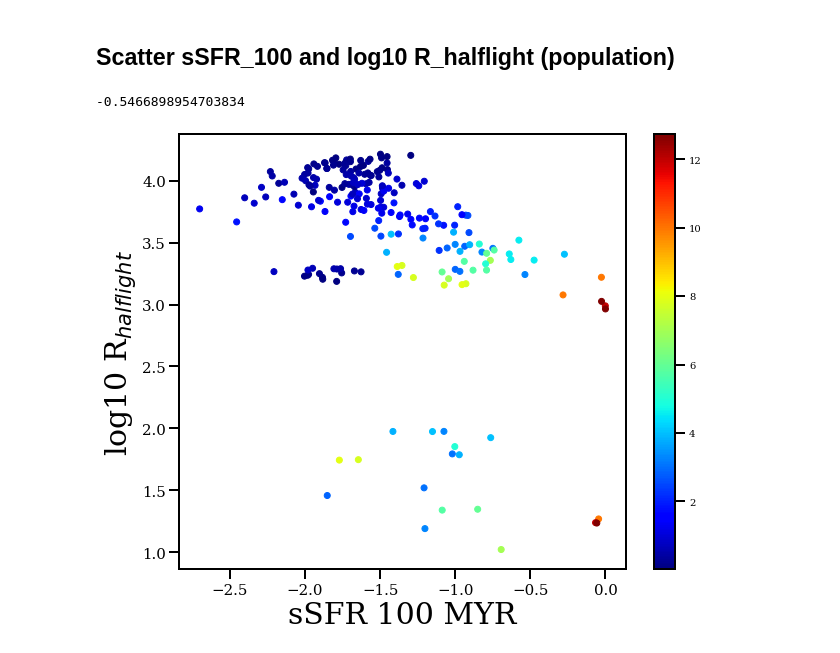
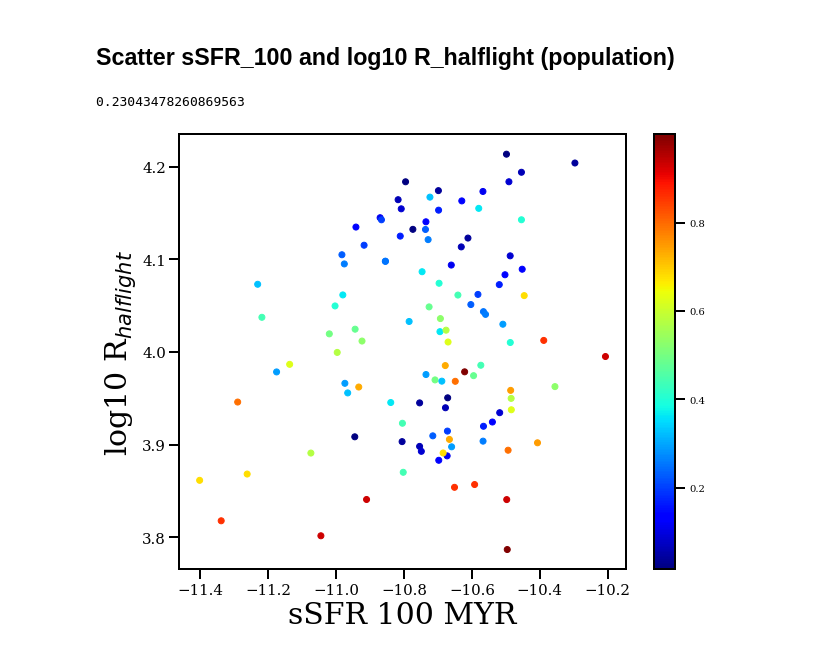
Before and after one commit to JosephWick/H1-merian, a Jupyter notebook: notebooks/BreathingPlots.ipynb, the cells around one changed output. Cells and saved outputs as stored; diff of their text form; code cells hidden in the pictures.

```diff
--- a/notebooks/BreathingPlots.ipynb
+++ b/notebooks/BreathingPlots.ipynb
@@ -159,8 +159,8 @@ Text(0.5, 0, 'Lookback Time [Gyr]')
 Can make one of these for each galaxy and determine a correrlation coefficient
 # %%
 gal = cdmgals[1]
-zmax = 14
-ymin = -10
+zmax = 12
+ymin = 1
 
 data = pd.read_csv(datapath+'r'+str(gal)+'_qtys.txt')
 
@@ -183,10 +183,14 @@ plt.tick_params(axis='both', which='major', labelsize=15)
 plt.xlabel('sSFR 100 MYR', fontsize=30)
 plt.ylabel(r'log10 R$_{halflight}$', fontsize=30)
 
+plt.text(s='r'+str(gal), x=min(x[x>-20]), y=max(y)-0.05, fontsize=24, weight='bold')
+plt.text(s=str(rs)[:6], x=min(x[x>-20]), y=max(y)-0.1, fontsize=16, fontfamily='monospace')
+
 #plt.ylim([3,4.5])
 #plt.xlim([0.0,0.4])
 
-plt.colorbar()
+clb = plt.colorbar()
+clb.ax.set_title('z', fontsize=20)
 
-rs
+savefig('../figures/')
 # %% [output]
@@ -194,8 +199,8 @@ ParserError: Error tokenizing data. C error: Expected 14 fields in line 42, saw
 # %% [markdown]
 ## Scatter sSFR_100 and log10 R_halflight (population)
 # %%
-zmax = 14
-ymin = 1
+zmax = 1
+ymin = 3.5
 
 fig = plt.figure(figsize=(10,8), facecolor='w')
 xall = []
@@ -207,34 +212,34 @@ for idx,gal in enumerate(cdmgals):
 
     data = pd.read_csv(datapath+'r'+str(gal)+'_qtys.txt')
 
-    x = np.log10(data['sSFR_100'][data['z'] <= zmax]).to_numpy()
+    x = np.log10(data['sSFR_100'][data['z'] <= zmax]/10e8).to_numpy()
     y = np.log10(data['R_halflight'][data['z'] <= zmax]).to_numpy()
     c = data['z'][data['z'] <= zmax].to_numpy()
 
     c = c[y > ymin]
     x = x[y > ymin]
     y = y[y > ymin]
 
     for i,_ in enumerate(x):
         xall.append(x[i])
         yall.append(y[i])
         call.append(c[i])
 
 rs = ss.spearmanr(x,y)[0]
 
 plt.scatter(xall, yall, c=call, cmap='jet')
 
 plt.tick_params(axis='both', which='major', labelsize=15)
 
 plt.xlabel('sSFR 100 MYR', fontsize=30)
 plt.ylabel(r'log10 R$_{halflight}$', fontsize=30)
 
 #plt.ylim([3,4.5])
 #plt.xlim([0.0,0.4])
 
 plt.colorbar()
 
 rs
 # %% [output]
--0.5466898954703834
+0.23043478260869563
-[figure, old version]
+[figure, new version]
```
Also changed, not shown: parts of 1 cell of this notebook, 6 other files.
